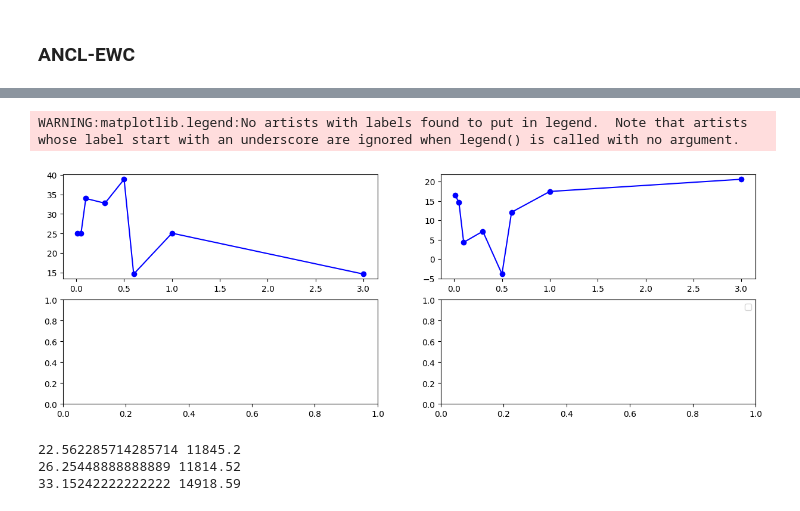
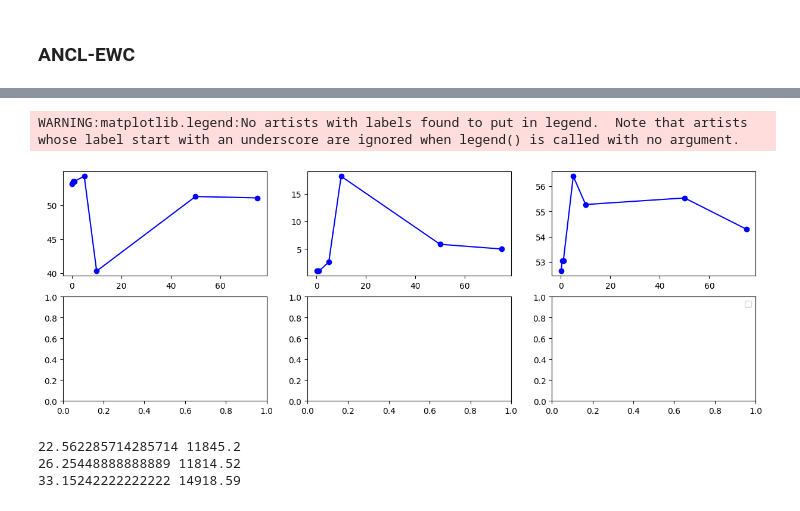
Before and after one commit to itsmemala/FABR, a Jupyter notebook: CL_Metrics.ipynb, the cells around one changed output, grey strips where cells are left out. Drawn from its saved outputs; the diff is of its cells as text; code cells hidden in the pictures.

```diff
--- a/CL_Metrics.ipynb
+++ b/CL_Metrics.ipynb
@@ -1363,49 +1397,56 @@ WARNING:matplotlib.legend:No artists with labels found to put in legend.  Note t
 t = 6
 datasets=['annomi'] #,'hwu64']
 path_sets = [
-    ['/content/gdrive/MyDrive/Collas24/BehavSH/BehavSH_ANCLMAS.10.7/'
-    ,'/content/gdrive/MyDrive/Collas24/BehavSH/BehavSH_ANCLMAS.10.8/'
-    ,'/content/gdrive/MyDrive/Collas24/BehavSH/BehavSH_ANCLMAS.10.4/'
-    ,'/content/gdrive/MyDrive/Collas24/BehavSH/BehavSH_ANCLMAS.10.5/'
-    ,'/content/gdrive/MyDrive/Collas24/BehavSH/BehavSH_ANCLMAS.10.1/'
-    ,'/content/gdrive/MyDrive/Collas24/BehavSH/BehavSH_ANCLMAS.10.6/'
-    ,'/content/gdrive/MyDrive/Collas24/BehavSH/BehavSH_ANCLMAS.10.2/'
-    ,'/content/gdrive/MyDrive/Collas24/BehavSH/BehavSH_ANCLMAS.10.3/'
+    # ['/content/gdrive/MyDrive/Collas24/BehavSH/BehavSH_ANCLMAS.10.7/'
+    # ,'/content/gdrive/MyDrive/Collas24/BehavSH/BehavSH_ANCLMAS.10.8/'
+    # ,'/content/gdrive/MyDrive/Collas24/BehavSH/BehavSH_ANCLMAS.10.4/'
+    # ,'/content/gdrive/MyDrive/Collas24/BehavSH/BehavSH_ANCLMAS.10.5/'
+    # ,'/content/gdrive/MyDrive/Collas24/BehavSH/BehavSH_ANCLMAS.10.1/'
+    # ,'/content/gdrive/MyDrive/Collas24/BehavSH/BehavSH_ANCLMAS.10.6/'
+    # ,'/content/gdrive/MyDrive/Collas24/BehavSH/BehavSH_ANCLMAS.10.2/'
+    # ,'/content/gdrive/MyDrive/Collas24/BehavSH/BehavSH_ANCLMAS.10.3/'
+    # ]
+      ['/content/gdrive/MyDrive/Collas24/BehavSH/BehavSH_ANCLMAS.13.1/'
+      ,'/content/gdrive/MyDrive/Collas24/BehavSH/BehavSH_ANCLMAS.13.5/'
+    ,'/content/gdrive/MyDrive/Collas24/BehavSH/BehavSH_ANCLMAS.13.2/'
+    ,'/content/gdrive/MyDrive/Collas24/BehavSH/BehavSH_ANCLMAS.13.6/'
+    ,'/content/gdrive/MyDrive/Collas24/BehavSH/BehavSH_ANCLMAS.13.3/'
+    ,'/content/gdrive/MyDrive/Collas24/BehavSH/BehavSH_ANCLMAS.13.4/'
+    ,'/content/gdrive/MyDrive/Collas24/BehavSH/BehavSH_ANCLMAS.13.7/'
     ]
-    # ,['/content/gdrive/MyDrive/Collas24/IntentSH_ANCLLWF_wlast.' + str(i) + '/' for i in range(1,8)
-    # ]
   ]
 
-x_label_sets = [[0.01,0.05,0.1,0.3,0.5,0.6,1,3]
-                # ,[1,2,3,4,5,6,7]]#,8]
+x_label_sets = [# [0.01,0.05,0.1,0.3,0.5,0.6,1,3]
+                [0.1, 0.5, 1, 5, 10, 50, 75]
                 ]
 
-fig, axes = plt.subplots(nrows=2, ncols=2, figsize=(15, 5))
+fig, axes = plt.subplots(nrows=2, ncols=3, figsize=(15, 5))
 for ax_idx,(dataset,paths,x_labels) in enumerate(zip(datasets,path_sets,x_label_sets)):
     for rand_idx in [0]:
         l1, l2, l3 = [], [], []
         for path in paths:
             expt = 'random'+str(rand_idx)+'_seed0_task1'
 
             ypath = path + get_res_fname(rand_idx,path,dataset)
             if t==6:
                 l1.append(get_overall_f1_all(ypath)*100)
                 l2.append(get_forgetting_all(ypath)*100)
+                l3.append(get_newtask_all(ypath)*100)
             else:
                 l1.append(get_overall_f1(ypath)*100)
                 l2.append(get_forgetting(ypath)*100)
                 l3.append(get_newtask(ypath)*100)
 
         axes[ax_idx,0].plot(x_labels, l1, marker='o', color='blue')
         axes[ax_idx,1].plot(x_labels, l2, marker='o', color='blue')
-        # axes[ax_idx,2].plot(x_labels, l3, marker='o', color='blue')
+        axes[ax_idx,2].plot(x_labels, l3, marker='o', color='blue')
 
 
 plt.legend()
 plt.show()
 # %% [output]
 WARNING:matplotlib.legend:No artists with labels found to put in legend.  Note that artists whose label start with an underscore are ignored when legend() is called with no argument.
-[figure, old version]
+[figure, new version]
 # %%
 paths = ['/content/gdrive/MyDrive/Collas24/Test_IntentSH_MAS_wlast.0/'
         ,'/content/gdrive/MyDrive/Collas24/Test_IntentSH_MAS_wlast.5/'
```
Also changed, not shown: parts of 6 cells of this notebook, 1 other file.
